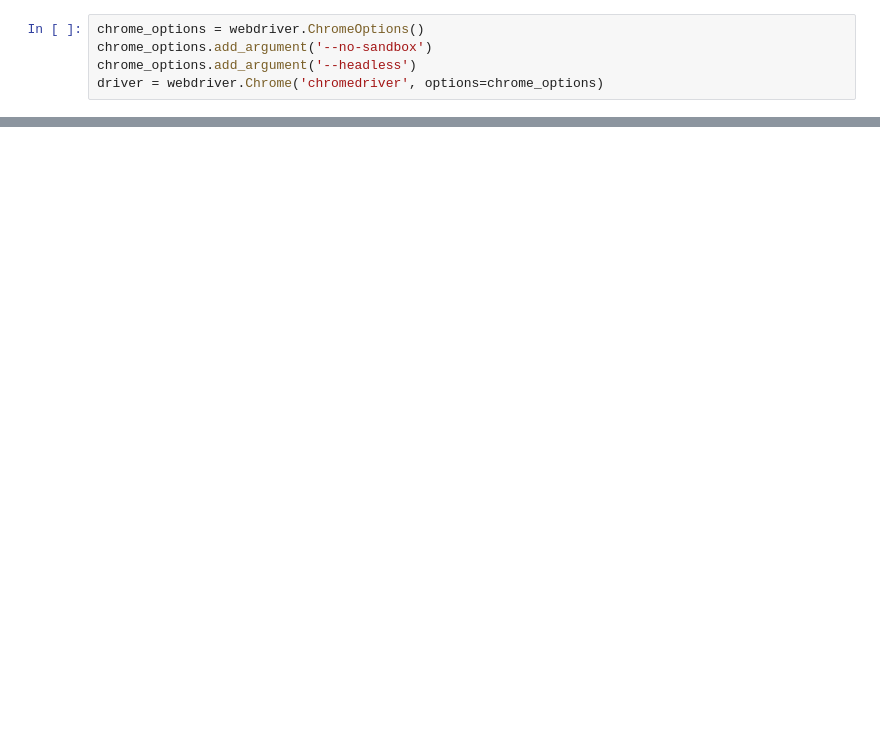
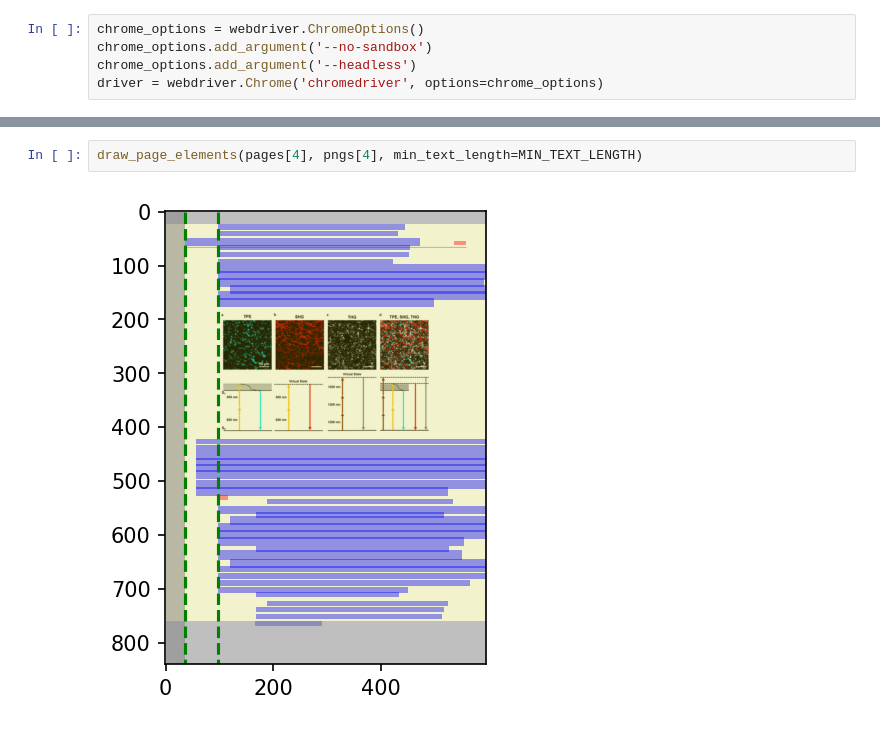
Before and after one commit to pengyuanli/PDFigCapX, a Jupyter notebook: nb/layout.ipynb, the cells around one changed output, grey strips where cells are left out. Saved outputs shown, nothing was run; the diff lists cells and outputs as text; blank space fills up the shorter version.

```diff
--- a/nb/layout.ipynb
+++ b/nb/layout.ipynb
@@ -231,0 +129,4 @@ x_bar_right
+# %%
+draw_page_elements(pages[4], pngs[4], min_text_length=MIN_TEXT_LENGTH)
+# %% [output]
+[figure, added]
```
Also changed, not shown: parts of 28 cells of this notebook, 39 other files.
